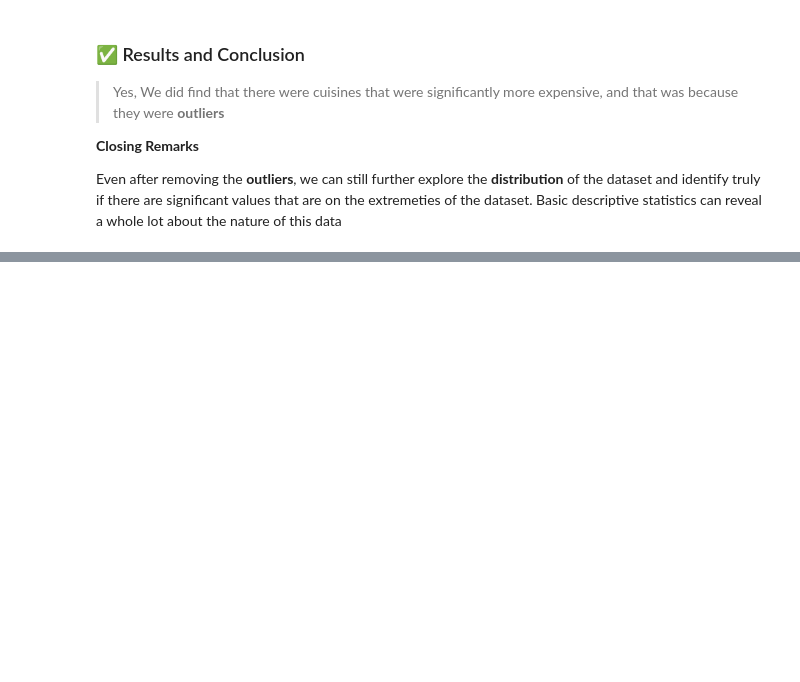
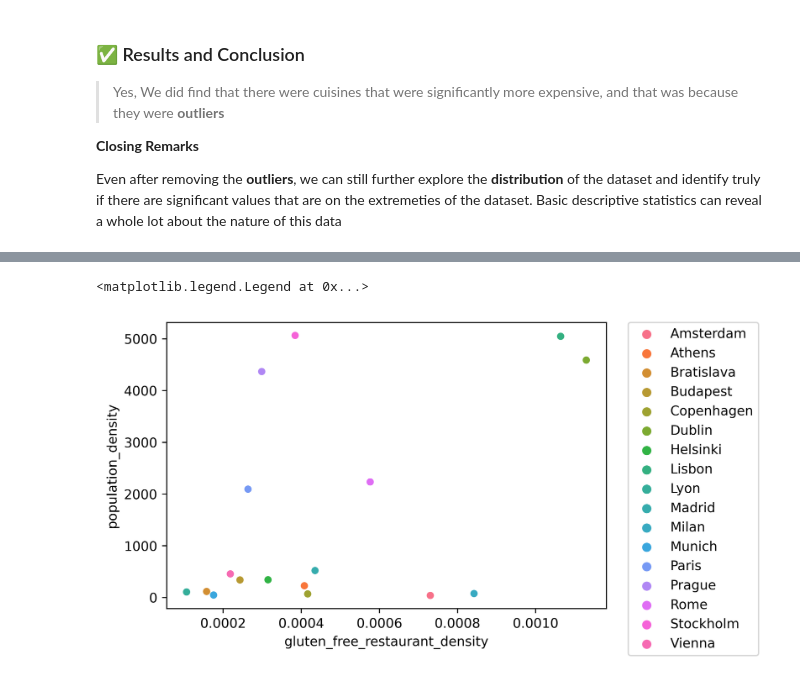
Before and after one commit to nablosos/food-data-analysis, a Jupyter notebook: project.ipynb, the cells around one changed output, grey strips where cells are left out. Drawn from its saved outputs; the diff is of its cells as text; code cells hidden in the pictures; blank space fills up the shorter version.

```diff
--- a/project.ipynb
+++ b/project.ipynb
@@ -544,0 +606,15 @@ Even after removing the **outliers**, we can still further explore the **distrib
+# %%
+# Loading the new dataset
+europe_capitals_df = pd.read_csv('assets/europe_capitals_population_and_area.csv', delimiter=';')
+print('Before change ---')
+europe_capitals_df.info()
+
+# Area and Population column datatype should be changed, commas are also removed
+europe_capitals_df['Area in km2'] = europe_capitals_df['Area in km2'].str.replace(',','').astype(float)
+europe_capitals_df['Population'] = europe_capitals_df['Population'].astype(float)
+
+# The 'Country' column label is different than 'country', so relabel is required
+europe_capitals_df.rename(columns={'City':'city'}, inplace=True)
+
+print('\n\nAfter change ---')
+europe_capitals_df.info()
@@ -544,0 +639,5 @@ Even after removing the **outliers**, we can still further explore the **distrib
+# %%
+# Create and calculate new column of population_density in europe_capitals
+europe_capitals_df['population_density'] = europe_capitals_df['Population'] / europe_capitals_df['Area in km2']
+
+display(europe_capitals_df.sort_values(by='population_density', ascending=False).head(5))
@@ -544,0 +651,9 @@ Even after removing the **outliers**, we can still further explore the **distrib
+# %%
+# Joining the tables
+gluten_free_cities.index.dtype == europe_capitals_df['city'].dtype
+gluten_capitals = europe_capitals_df.merge(gluten_free_cities, on='city')
+
+# Create and calculate new column of gluten_restaurant_density in europe_capitals
+gluten_capitals['gluten_free_restaurant_density'] = gluten_capitals['gluten_free'] / gluten_capitals['Population']
+
+gluten_capitals.head(5)
@@ -544,0 +667,5 @@ Even after removing the **outliers**, we can still further explore the **distrib
+# %%
+# Further trim down the data required for the optimization problem
+gluten_capitals = gluten_capitals[['city', 'population_density', 'gluten_free_restaurant_density']]
+
+gluten_capitals.head()
@@ -544,0 +708,6 @@ Even after removing the **outliers**, we can still further explore the **distrib
+# %%
+sns.scatterplot(data=gluten_capitals, y='population_density', x='gluten_free_restaurant_density', hue='city')
+plt.legend(bbox_to_anchor=(1.05, 1), loc='upper left', borderaxespad=0)
+# %% [output]
+<matplotlib.legend.Legend at 0x...>
+[figure, added]
```
Also changed, not shown: parts of 13 cells of this notebook.
